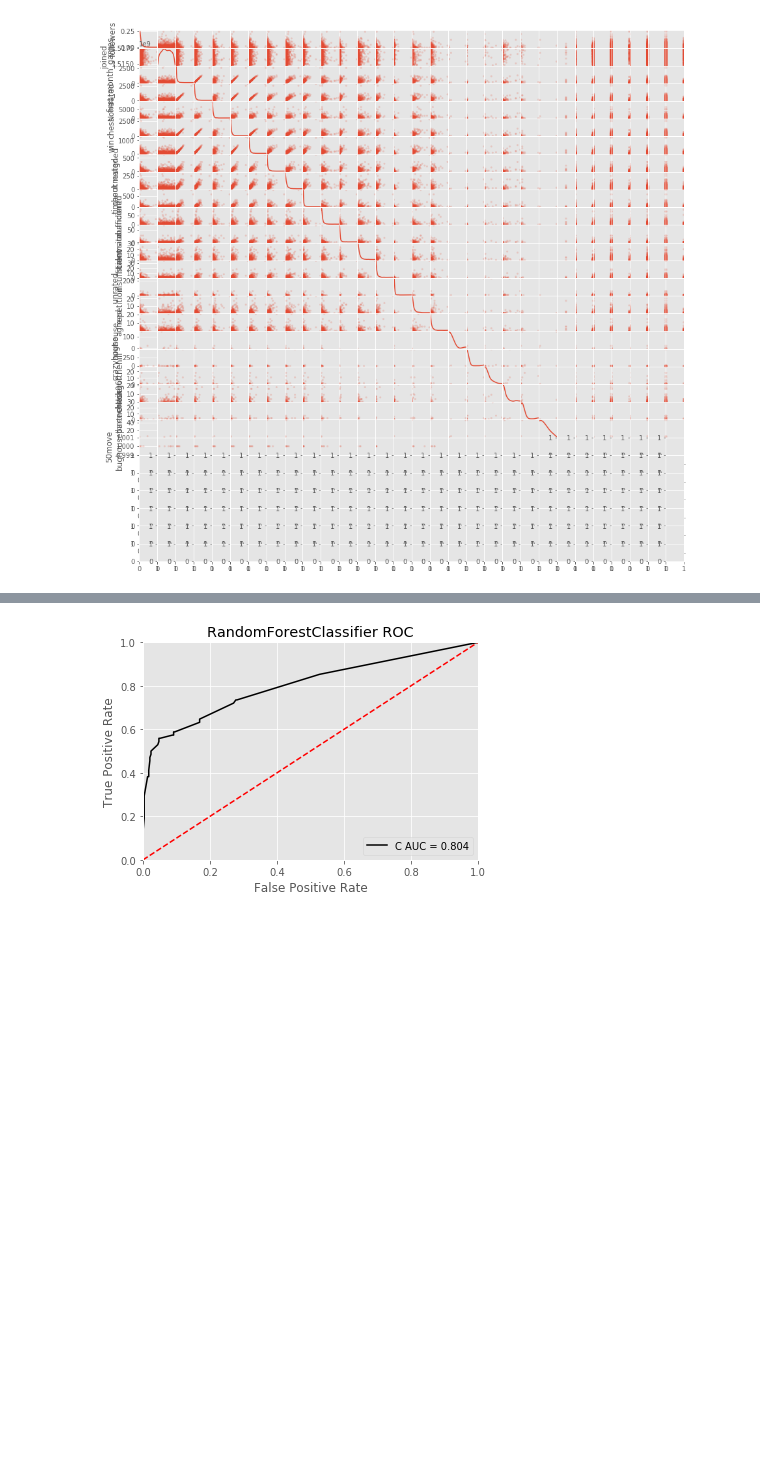
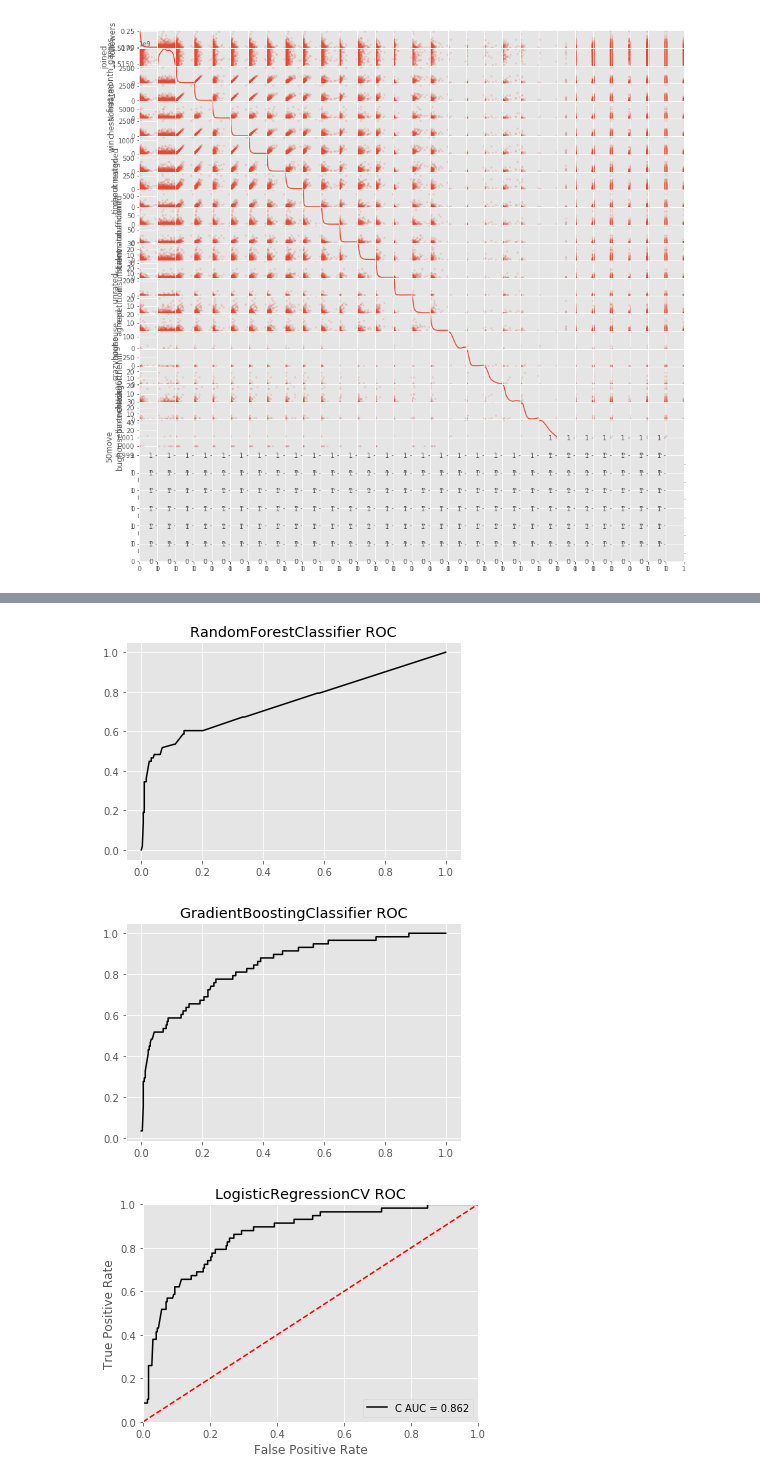
Before and after one commit to Bmcgarry194/ChessStyle, a Jupyter notebook: Chess_EDA.ipynb, the cells around one changed output, grey strips where cells are left out. Cells and saved outputs as stored; diff of their text form; code cells hidden in the pictures; blank space fills up the shorter version.

Commit message:
logistic and gradient boosting models

```diff
--- a/Chess_EDA.ipynb
+++ b/Chess_EDA.ipynb
@@ -296,0 +286,7 @@ print(cross_val_score(random_forest_testrun, X_test, y_test, cv=20))
+# %%
+gradient_boost = GradientBoostingClassifier()
+gradient_boost.fit(X_train, y_train)
+gradient_y_predict = gradient_boost.predict_proba(X_test)
+
+print(roc_auc_score(y_test, gradient_y_predict[:, 1]))
+print(cross_val_score(gradient_boost, X_test, y_test, cv=20))
@@ -296,0 +299,6 @@ print(cross_val_score(random_forest_testrun, X_test, y_test, cv=20))
+# %%
+logistic_model = LogisticRegressionCV()
+logistic_model.fit(X_train, y_train)
+logistic_y_predict = logistic_model.predict_proba(X_test)
+
+print(roc_auc_score(y_test, logistic_y_predict[:, 1]))
@@ -359,25 +355,30 @@ plot_best_features(values, features)
 # %%
-def plot_roc(model, x_columns, y_true):
+def plot_roc(models, x_columns, y_true):
 
-    y_pred = model.predict_proba(x_columns)
+    for model in models:
+        y_pred = model.predict_proba(x_columns)
 
-    fpr, tpr, threshold = roc_curve(y_true, y_pred[:,1])
-    area_under_curve = auc(fpr, tpr)
+        fpr, tpr, threshold = roc_curve(y_true, y_pred[:,1])
+        area_under_curve = auc(fpr, tpr)
 
-    # method I: plt
-    fig, ax = plt.subplots()
-    model_name = str(type(model)).split('.')[-1].strip(">\'")
-    plt.title(f'{model_name} ROC')
-    ax.plot(fpr, tpr, 'k', label = 'C AUC = %0.3f' % area_under_curve)
+        # method I: plt
+        fig, ax = plt.subplots()
+        model_name = str(type(model)).split('.')[-1].strip(">\'")
+        plt.title(f'{model_name} ROC')
+        ax.plot(fpr, tpr, 'k', label = 'C AUC = %0.3f' % area_under_curve)
 
     ax.legend(loc = 'lower right')
     ax.plot([0, 1], [0, 1],'r--')
     plt.xlim([0, 1])
     plt.ylim([0, 1])
     plt.ylabel('True Positive Rate')
     plt.xlabel('False Positive Rate')
     plt.show()
 
-plot_roc(random_forest_testrun, X_test, y_test)
+plot_roc([random_forest_testrun, gradient_boost, logistic_model], X_test, y_test)
+# plot_roc(gradient_boost, X_test, y_test)
+# plot_roc(logistic_model, X_test, y_test)
 # %% [output]
-[figure, old version]
+[figure, new version]
+[figure, added]
+[figure, added]
```
Also changed, not shown: parts of 10 cells of this notebook.
